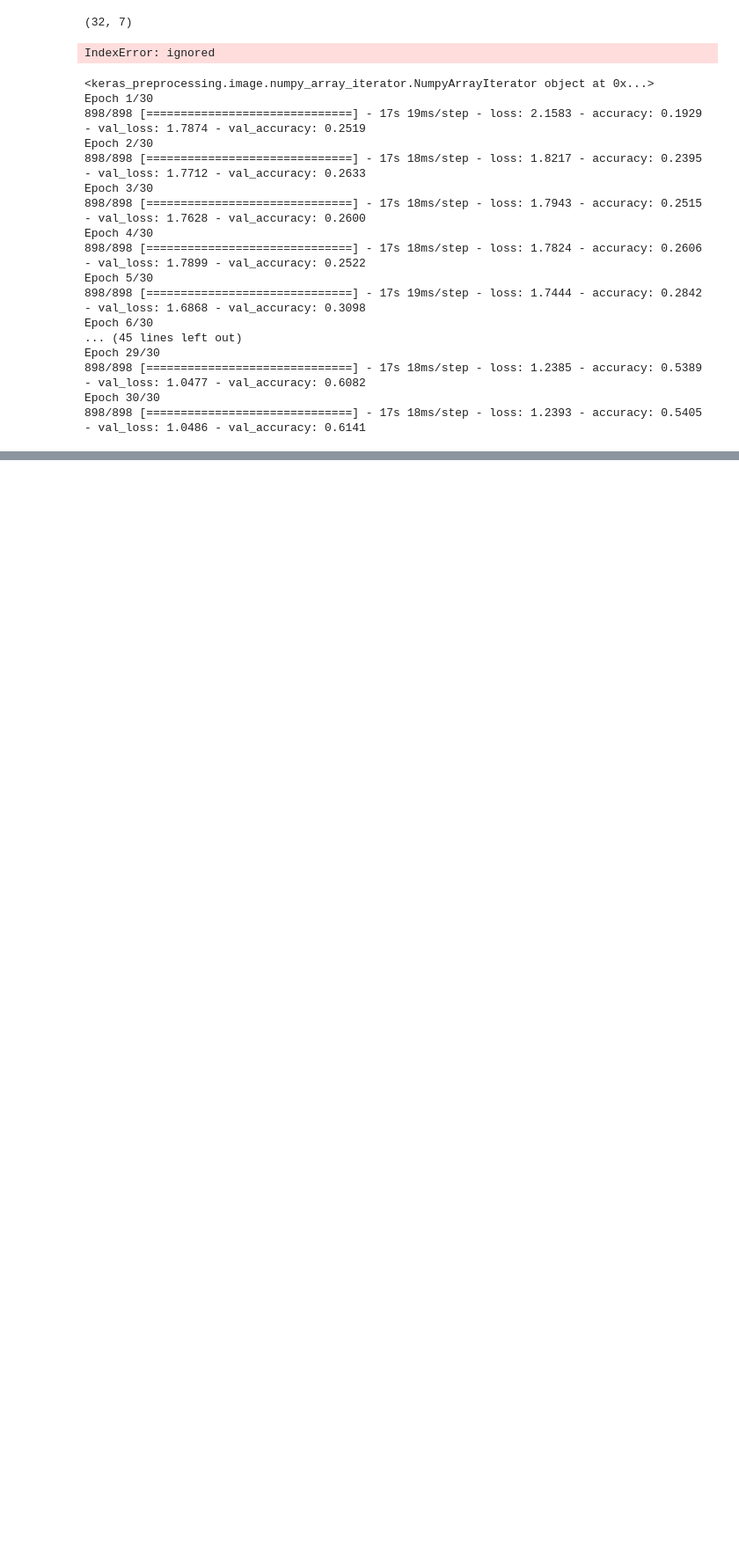
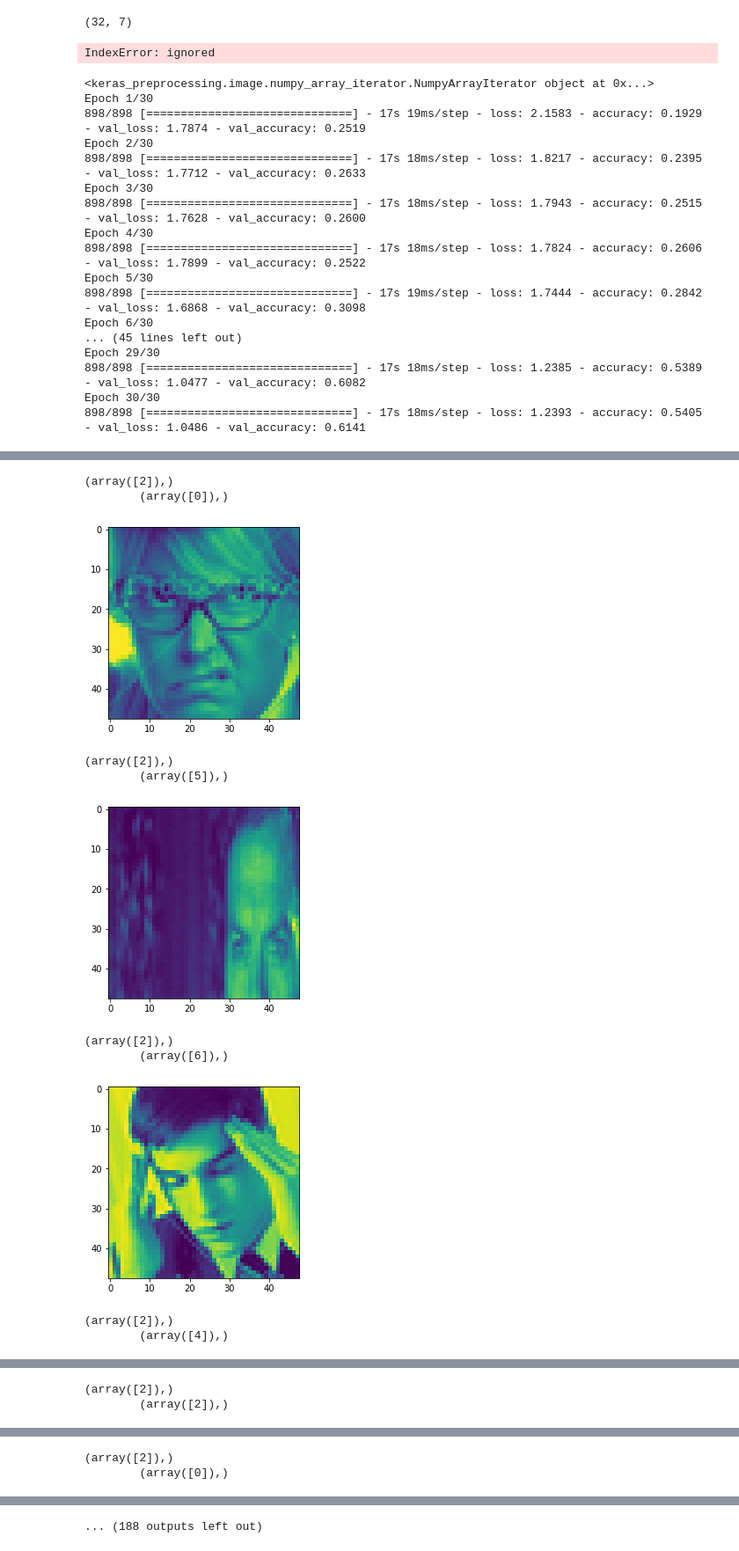
Before and after one commit to ayushya19-zz/cnn_emotion_re, a Jupyter notebook: emotiondetection.ipynb, the cells around one changed output, grey strips where cells are left out. Shown at 88% size. Cells and saved outputs as stored; diff of their text form; code cells hidden in the pictures; blank space fills up the shorter version.

```diff
--- a/emotiondetection.ipynb
+++ b/emotiondetection.ipynb
@@ -239,6 +241,7 @@ print(validation_x.shape)
 from keras import utils
 y_training=utils.to_categorical(y_training)
 y_validation=utils.to_categorical(y_public_testing)
+y_testing=utils.to_categorical(y_private_testing)
 # %%
 from keras.preprocessing import image
 
@@ -305,14 +304,10 @@ Epoch 29/30
 898/898 [==============================] - 17s 18ms/step - loss: 1.2385 - accuracy: 0.5389 - val_loss: 1.0477 - val_accuracy: 0.6082
 Epoch 30/30
 898/898 [==============================] - 17s 18ms/step - loss: 1.2393 - accuracy: 0.5405 - val_loss: 1.0486 - val_accuracy: 0.6141
-# %%
-nb_train_samples = 24176
-nb_validation_samples = 3006
-epochs=25
-
-history2=model.fit_generator(
-                train_generator,
-                steps_per_epoch=nb_train_samples//32,
-                epochs=epochs,
-                validation_data=validation_generator,
-                validation_steps=nb_validation_samples//32)
+# %%
+test_x_a=np.expand_dims(test_x_a,axis=0)
+test_x_a=np.reshape(test_x_a,(3589,48,48,1))
+# %%
+print(test_x_a.shape)
+print(model.evaluate(test_x_a,y_testing,batch_size=32))
+result=model.predict(test_x_a,32)
@@ -318,0 +318,19 @@ history2=model.fit_generator(
+# %%
+for ind in range(100):
+  res=np.where(result[ind]==np.max(result[ind]))
+  print(res)
+  print('\t'+str(np.where(y_testing[ind]==np.max(y_testing[ind]))))
+  plt.imshow(test_x_a[ind,:,:,0])
+  plt.show()
+# %% [output]
+(array([2]),)
+        (array([0]),)
+[figure, added]
+(array([2]),)
+        (array([5]),)
+[figure, added]
+(array([2]),)
+        (array([6]),)
+[figure, added]
+(array([2]),)
+        (array([4]),)
@@ -318,0 +338,2 @@ history2=model.fit_generator(
+(array([2]),)
+        (array([2]),)
@@ -318,0 +341,2 @@ history2=model.fit_generator(
+(array([2]),)
+        (array([0]),)
@@ -318,0 +344 @@ history2=model.fit_generator(
+... (188 outputs left out)
```
Also changed, not shown: parts of 5 cells of this notebook.
